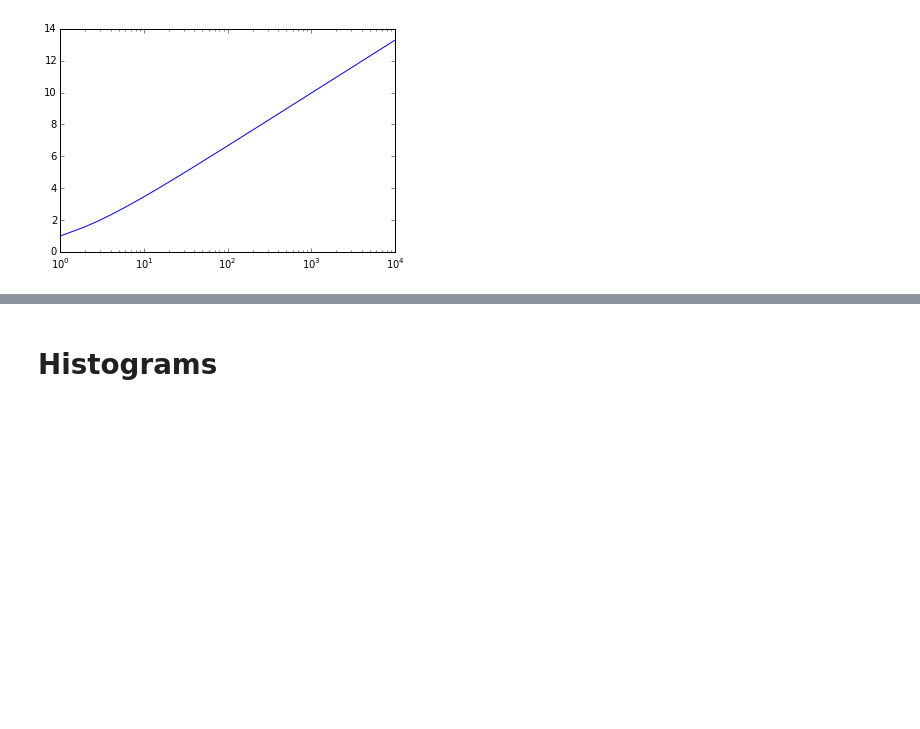
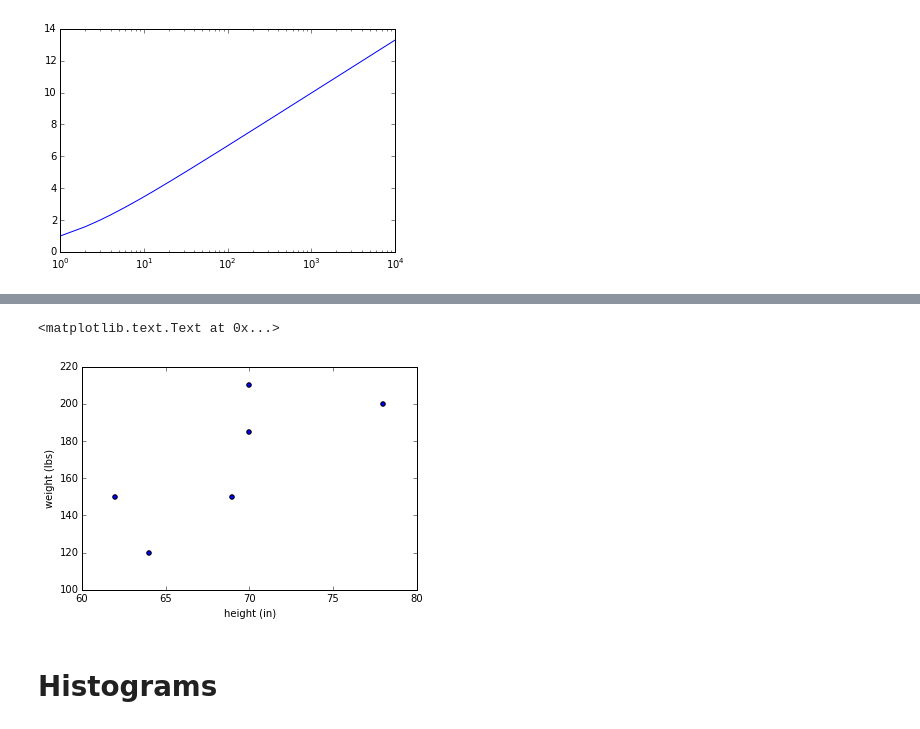
Before and after one commit to tiyd-python-2015-05/curriculum, a Jupyter notebook: basics/week3/03 - Plotting.ipynb, the cells around one changed output, grey strips where cells are left out. Saved outputs shown, nothing was run; the diff lists cells and outputs as text; code cells hidden in the pictures; blank space fills up the shorter version.

```diff
--- a/basics/week3/03 - Plotting.ipynb
+++ b/basics/week3/03 - Plotting.ipynb
@@ -62,3 +75,12 @@ plt.show()
+# %%
+heights = [70, 64, 78, 62, 69, 70]
+weights = [210, 120, 200, 150, 150, 185]
+plt.scatter(heights, weights)
+plt.xlabel("height (in)")
+plt.ylabel("weight (lbs)")
+# %% [output]
+<matplotlib.text.Text at 0x...>
+[figure, added]
 # %% [markdown]
 # Histograms
 # %%
```
Also changed, not shown: parts of 11 cells of this notebook, 3 other files.
